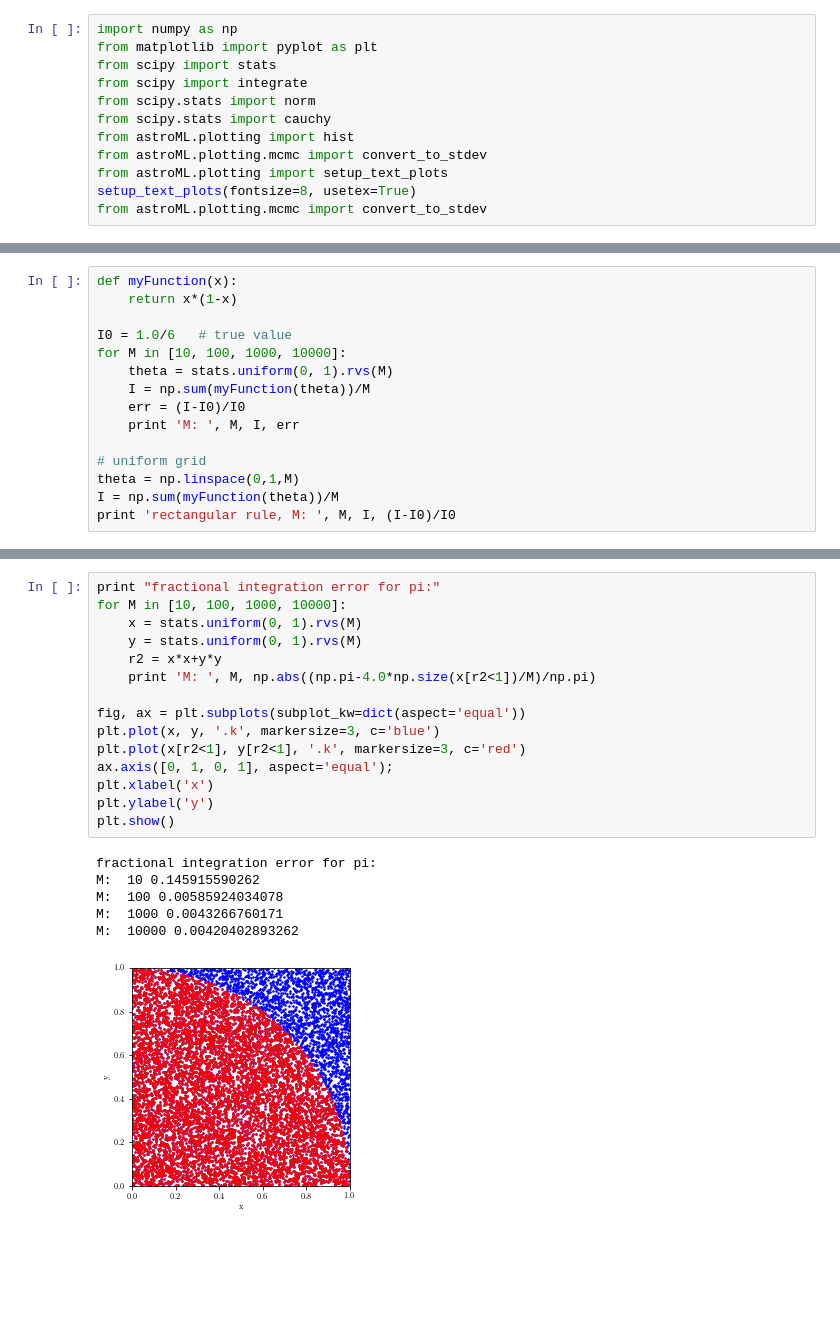
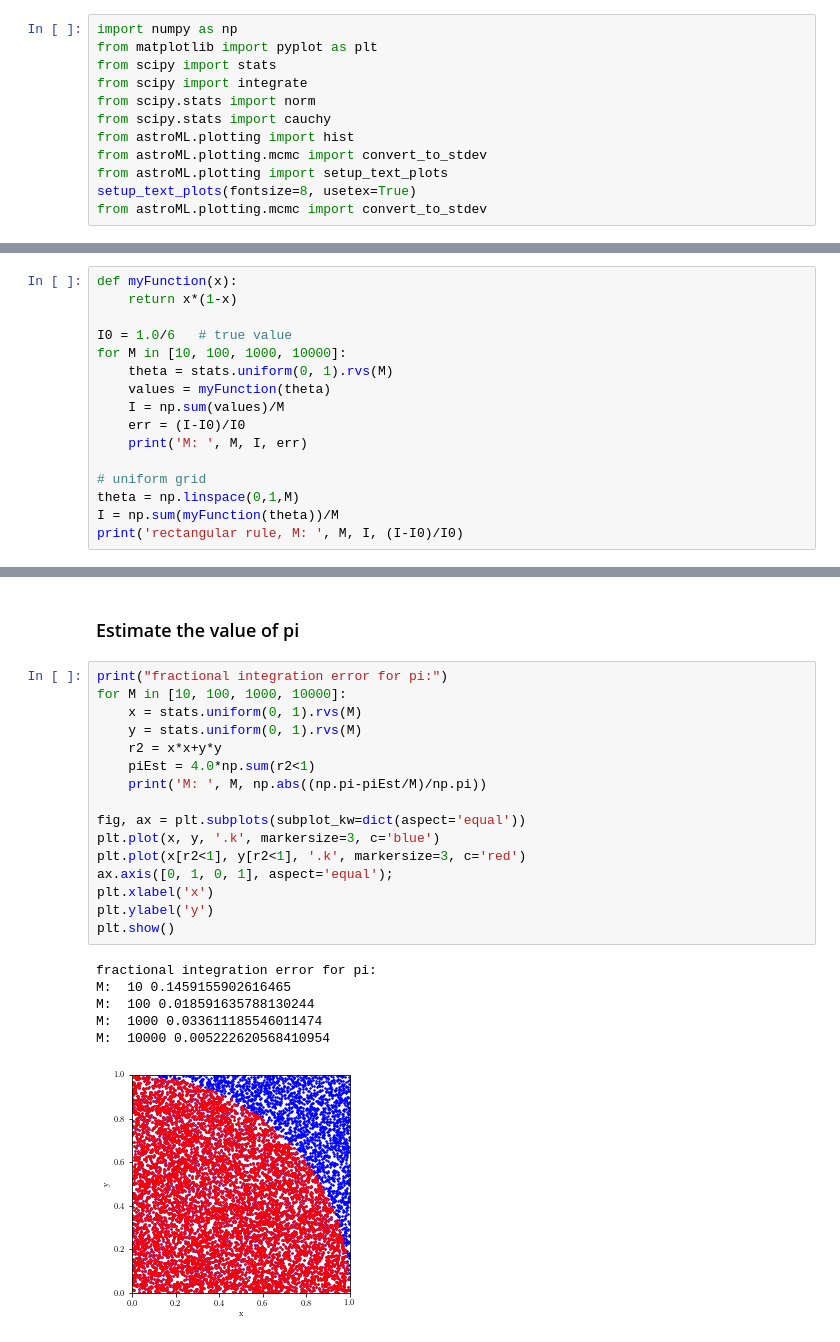
Before and after one commit to bayu-wilson/astr-324-s18, a Jupyter notebook: notebooks/Week-5-Tue.ipynb, the cells around one changed output, grey strips where cells are left out. Drawn from its saved outputs; the diff is of its cells as text; blank space fills up the shorter version.

```diff
--- a/notebooks/Week-5-Tue.ipynb
+++ b/notebooks/Week-5-Tue.ipynb
@@ -345,12 +347,13 @@ def myFunction(x):
 I0 = 1.0/6   # true value
 for M in [10, 100, 1000, 10000]:
     theta = stats.uniform(0, 1).rvs(M)
-    I = np.sum(myFunction(theta))/M
+    values = myFunction(theta)
+    I = np.sum(values)/M
     err = (I-I0)/I0
-    print 'M: ', M, I, err
+    print('M: ', M, I, err)
 
 # uniform grid
 theta = np.linspace(0,1,M)
 I = np.sum(myFunction(theta))/M
-print 'rectangular rule, M: ', M, I, (I-I0)/I0
+print('rectangular rule, M: ', M, I, (I-I0)/I0)
 # %% [output]
@@ -362,25 +365,28 @@ rectangular rule, M:  10000 0.166649998333 -0.000100010001
+# %% [markdown]
+### Estimate the value of pi
 # %%
-print "fractional integration error for pi:"
+print("fractional integration error for pi:")
 for M in [10, 100, 1000, 10000]:
     x = stats.uniform(0, 1).rvs(M)
     y = stats.uniform(0, 1).rvs(M)
     r2 = x*x+y*y
-    print 'M: ', M, np.abs((np.pi-4.0*np.size(x[r2<1])/M)/np.pi)
+    piEst = 4.0*np.sum(r2<1)
+    print('M: ', M, np.abs((np.pi-piEst/M)/np.pi))
 
 fig, ax = plt.subplots(subplot_kw=dict(aspect='equal'))
 plt.plot(x, y, '.k', markersize=3, c='blue')
 plt.plot(x[r2<1], y[r2<1], '.k', markersize=3, c='red')
 ax.axis([0, 1, 0, 1], aspect='equal');
 plt.xlabel('x')
 plt.ylabel('y')
 plt.show()
 # %% [output]
 fractional integration error for pi:
-M:  10 0.145915590262
-M:  100 0.00585924034078
-M:  1000 0.0043266760171
-M:  10000 0.00420402893262
+M:  10 0.1459155902616465
+M:  100 0.018591635788130244
+M:  1000 0.033611185546011474
+M:  10000 0.005222620568410954
-[figure, old version]
+[figure, new version]
 # %% [markdown]
 ##  Markov Chains
 
```
Also changed, not shown: parts of 36 cells of this notebook.
